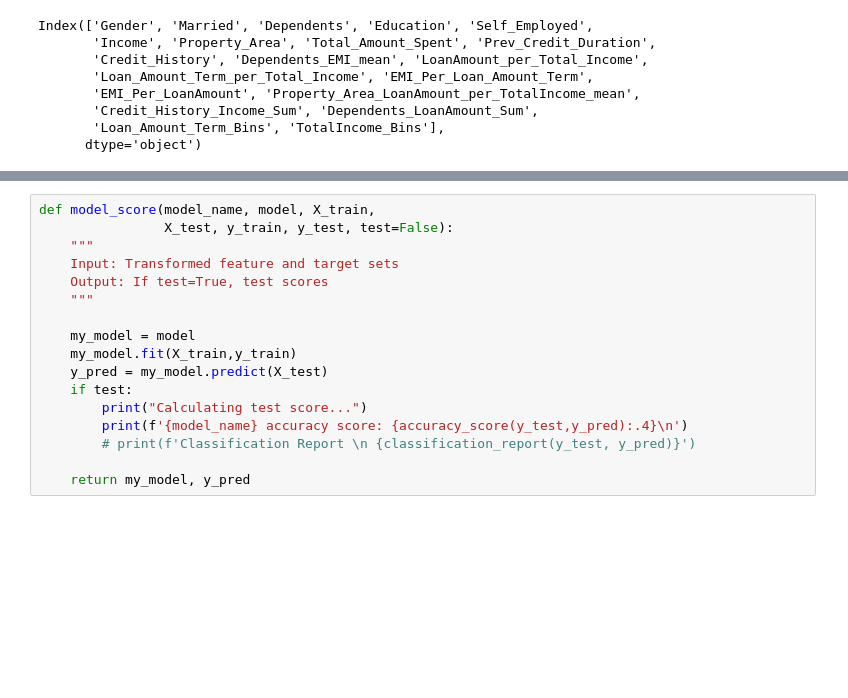
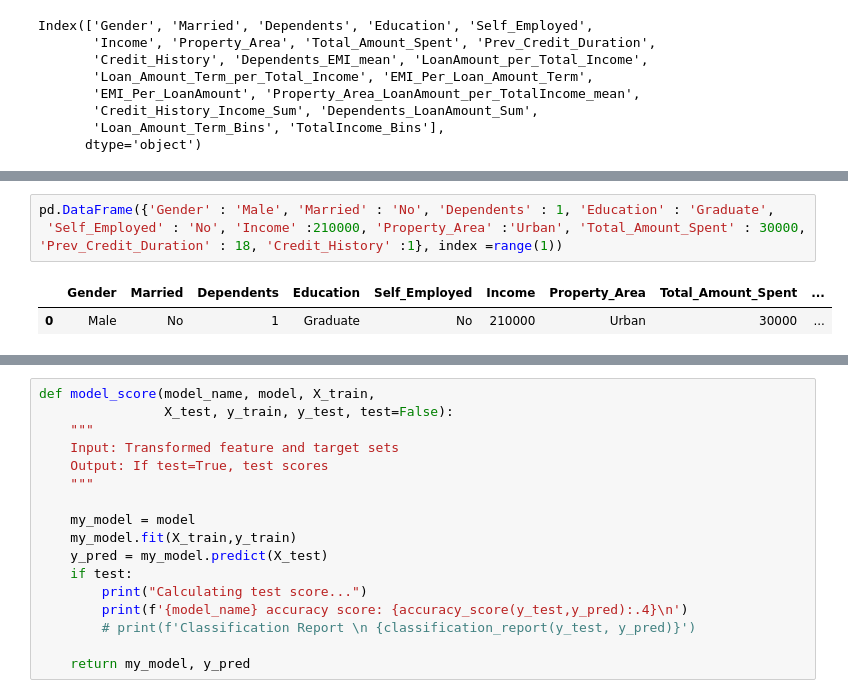
Before and after one commit to d1m3j1/project_template_stutern1.1, a Jupyter notebook: notebook/explore_data.ipynb, the cells around one changed output, grey strips where cells are left out. Saved outputs shown, nothing was run; the diff lists cells and outputs as text; blank space fills up the shorter version.

```diff
--- a/notebook/explore_data.ipynb
+++ b/notebook/explore_data.ipynb
@@ -562,0 +677,6 @@ transformed_df.score(X_test, y_test)
+# %%
+pd.DataFrame({'Gender' : 'Male', 'Married' : 'No', 'Dependents' : 1, 'Education' : 'Graduate',
+ 'Self_Employed' : 'No', 'Income' :210000, 'Property_Area' :'Urban', 'Total_Amount_Spent' : 30000, 'Prev_Credit_Duration' : 18, 'Credit_History' :1}, index =range(1))
+# %% [output]
+|  | Gender | Married | Dependents | Education | Self_Employed | Income | Property_Area | Total_Amount_Spent | ... |
+| 0 | Male | No | 1 | Graduate | No | 210000 | Urban | 30000 | ... |
```
Also changed, not shown: parts of 39 cells of this notebook, 1 other file.
